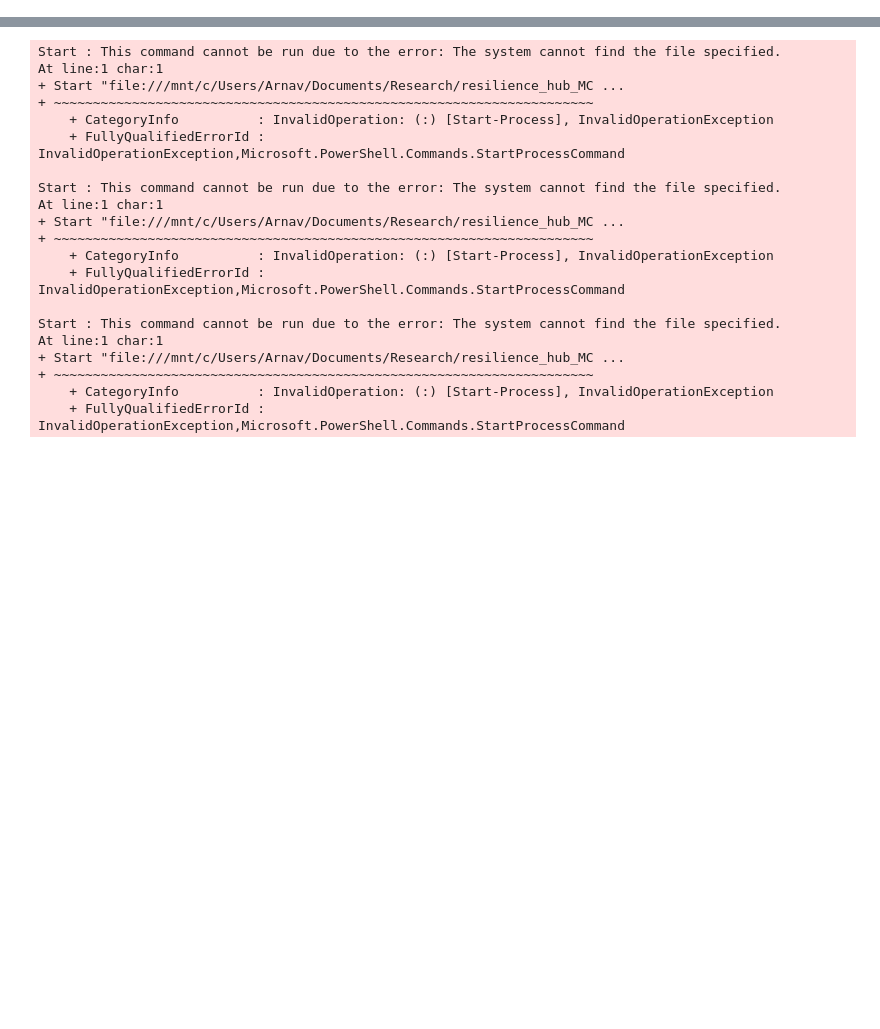
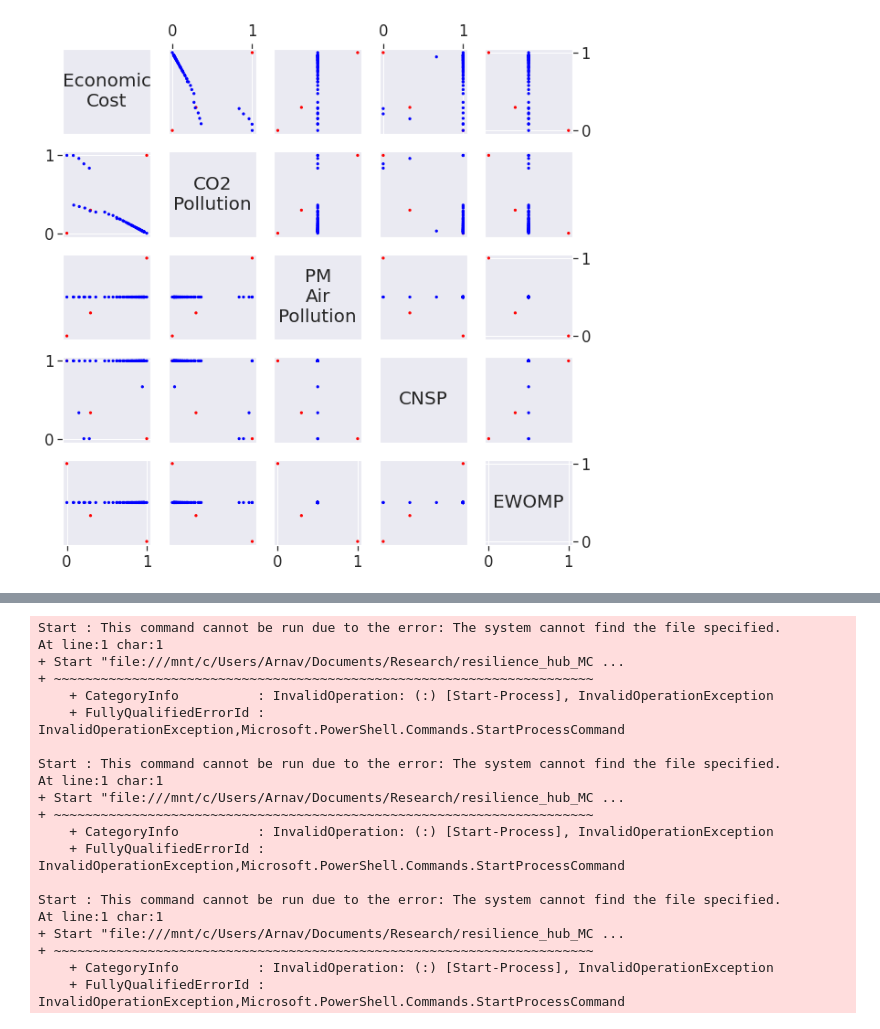
Before and after one commit to arnavgautam/resilience_hub_MCDA, a Jupyter notebook: compare_outcomes.ipynb, the cells around one changed output, grey strips where cells are left out. Cells and saved outputs as stored; diff of their text form; code cells hidden in the pictures; blank space fills up the shorter version.

```diff
--- a/compare_outcomes.ipynb
+++ b/compare_outcomes.ipynb
@@ -372,3 +341,59 @@ You passed a edgecolor/edgecolors ((1.0, 0.6666666666666666, 0.0)) for an unfill
+# %%
+from importlib import reload
+import scatterplot_matrix_creator
+reload(scatterplot_matrix_creator)
+from scatterplot_matrix_creator import scatterplot_matrix
+
+no_sox_no2 = True
+datafolder = Path("../../Part A/Data/R1-12.47-2-with-RHs")
+plotfolder = Path("../../Part A/Images/ScatterplotMatrix")
+
+data_to_plot = None
+
+category_colors = {"ND RH0 in Winter": "red", "ALL RH0 in Winter": 'gray', "ND RH0 in Spring": "red", "ALL RH0 in Spring": 'gray', "ND RH0 in Summer": "red", "ALL RH0 in Summer": 'gray', "ND RH0 in Fall": "red", "ALL RH0 in Fall": 'gray',
+"ND RH2 in Winter": "blue", "ALL RH2 in Winter": 'gray', "ND RH2 in Spring": "blue", "ALL RH2 in Spring": 'gray', "ND RH2 in Summer": "blue", "ALL RH2 in Summer": 'gray', "ND RH2 in Fall": "blue", "ALL RH2 in Fall": 'gray'}
+
+RHs = ["RH0", "RH2"]
+load_sets = ["large"]#, "large", "only", "small"]
+seasons = ["winter"]#, "winter", "spring", "summer", "fall"]
+loadtype = ["max"]
+lengths = ["short"]#, "short", "long"]
+groups = ["nd"]
+all_cases = ["_".join([rh, ls, s, lo, le, g]) for rh, ls, s, lo, le, g in itertools.product(RHs, load_sets, seasons, loadtype, lengths, groups)]
+
+case_titles = []
+
+for case in all_cases:
+    case_title = " ".join([case.split("_")[5].upper(), case.split("_")[0].upper(), "in", case.split("_")[2].capitalize()])
+    case_titles.append(case_title)
+    case_filepath = datafolder.joinpath(f"{case}.csv")
+    case_data = read_csv(case_filepath, index_col=[0])
+    if no_sox_no2:
+        case_data.drop(columns=[CRITERIA[2],CRITERIA[4]], inplace=True)
+    min_val = case_data.min()
+    max_val = case_data.max()
+
+    worst_val = min_val.copy()
+    best_val = max_val.copy()
+
+    # # Gotta switch the best and worst values for EWOMP, because we want distance from min, not distance from max ?????
+    # temp_val = min_val["EWOMP"]
+    # min_val["EWOMP"] = max_val["EWOMP"]
+    # max_val["EWOMP"] = temp_val
+
+    normalized_case_data=(max_val-case_data)/(max_val-min_val)
+    normalized_case_data.fillna(0.5, inplace=True)
+    normalized_case_data["Category"]=case_title
+    if data_to_plot is None:
+        data_to_plot = normalized_case_data
+    else:
+        data_to_plot = concat([data_to_plot,normalized_case_data], ignore_index=True)
+        data_to_plot = data_to_plot.reset_index(drop=True)
+
+fig = scatterplot_matrix(data_to_plot, category_colors=category_colors, s=5)
+fig.savefig(plotfolder.joinpath(f'({load_sets[0]}) {" vs ".join(case_titles)}.pdf')) #saves plot as pdf
+# %% [output]
+[figure, added]
 # %%
 def compare_RHs_one_season(
     datafolder, plotfolder, no_sox_no2=False, font_size = 20, axis_font_size=20, marker_size=50, save_image=True,
```
Also changed, not shown: parts of 16 cells of this notebook, 5 other files.
